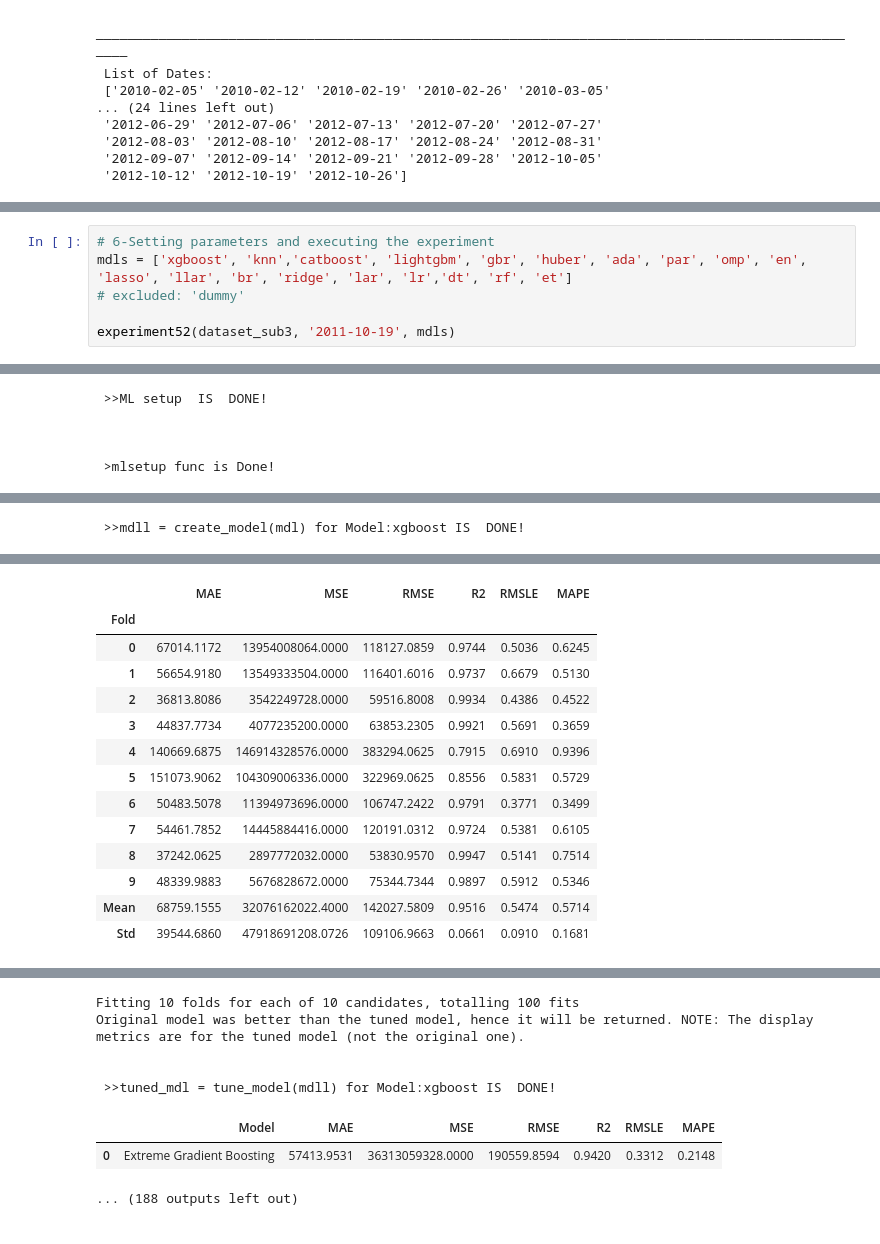
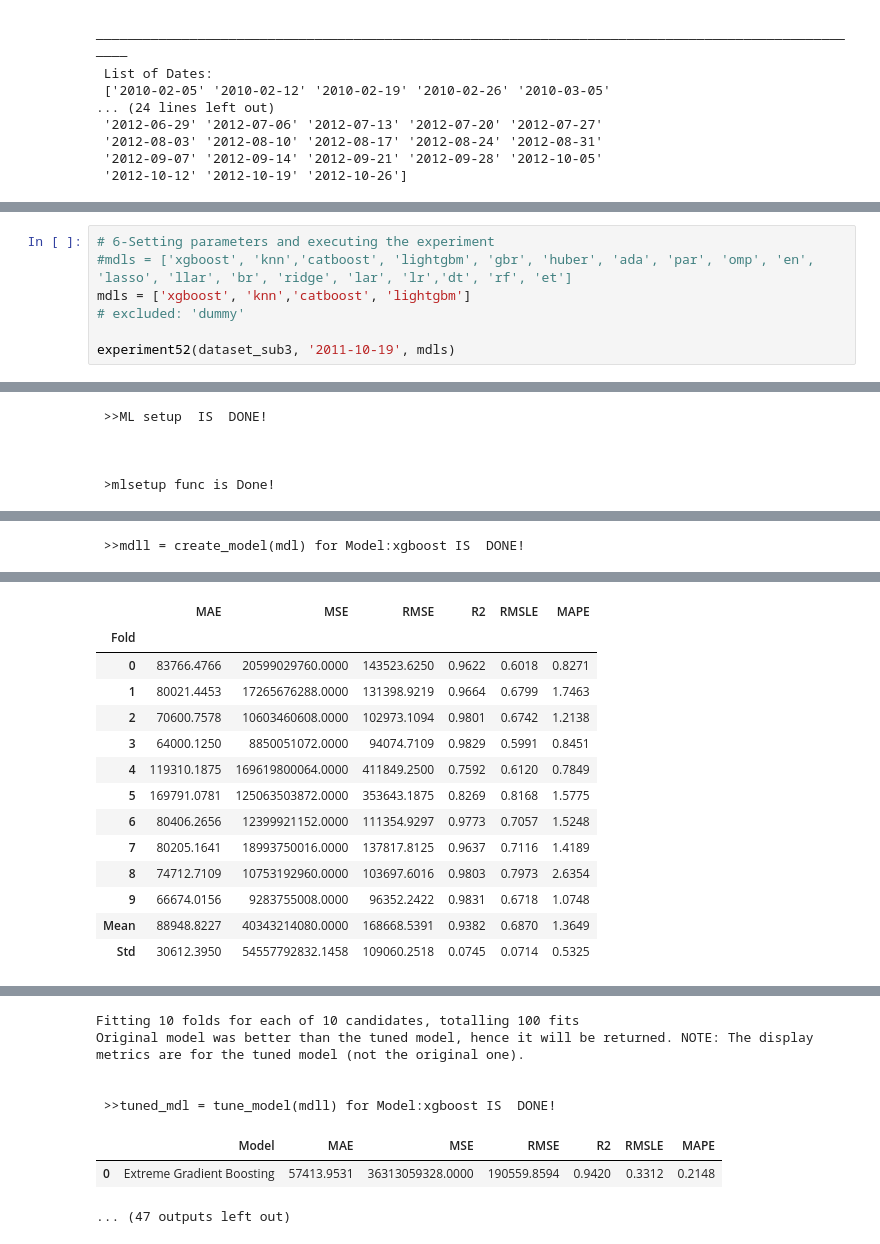
Before and after one commit to pouyanmahabadi/Retail_Ai_Sales_Pred, a Jupyter notebook: exp52.ipynb, the cells around one changed output, grey strips where cells are left out. Drawn from its saved outputs; the diff is of its cells as text.

```diff
--- a/exp52.ipynb
+++ b/exp52.ipynb
@@ -437,6 +436,7 @@ dataset_sub3
 # %%
 # 6-Setting parameters and executing the experiment
-mdls = ['xgboost', 'knn','catboost', 'lightgbm', 'gbr', 'huber', 'ada', 'par', 'omp', 'en', 'lasso', 'llar', 'br', 'ridge', 'lar', 'lr','dt', 'rf', 'et']
+#mdls = ['xgboost', 'knn','catboost', 'lightgbm', 'gbr', 'huber', 'ada', 'par', 'omp', 'en', 'lasso', 'llar', 'br', 'ridge', 'lar', 'lr','dt', 'rf', 'et']
+mdls = ['xgboost', 'knn','catboost', 'lightgbm']
 # excluded: 'dummy'
 
 experiment52(dataset_sub3, '2011-10-19', mdls)
@@ -479,40 +479,40 @@ experiment52(dataset_sub3, '2011-10-19', mdls)
  >>ML setup  IS  DONE!
 
 
 
  >mlsetup func is Done!
 [interactive output not drawn]
 |  | MAE | MSE | RMSE | R2 | RMSLE | MAPE |
 | Fold |  |  |  |  |  |  |
 | 0 | 44960.4688 | 8524821504.0000 | 92329.9609 | 0.9843 | 0.3192 | 0.2457 |
 | 1 | 46076.1797 | 10984639488.0000 | 104807.6328 | 0.9786 | 0.2786 | 0.1836 |
 | 2 | 31800.1934 | 2617919232.0000 | 51165.6055 | 0.9951 | 0.2935 | 0.2273 |
 | 3 | 36656.8477 | 3320674304.0000 | 57625.2930 | 0.9936 | 0.2872 | 0.2130 |
 | 4 | 89010.7969 | 161420853248.0000 | 401772.1562 | 0.7709 | 0.4070 | 0.2122 |
 | 5 | 143194.7656 | 94497292288.0000 | 307404.1250 | 0.8692 | 0.5669 | 0.7732 |
 | 6 | 41111.8555 | 8630706176.0000 | 92901.5938 | 0.9842 | 0.2702 | 0.1957 |
 | 7 | 42340.8359 | 10444719104.0000 | 102199.4062 | 0.9800 | 0.3625 | 0.1914 |
 | 8 | 31549.9883 | 2446366976.0000 | 49460.7617 | 0.9955 | 0.3335 | 0.1981 |
 | 9 | 38451.0117 | 4328953344.0000 | 65794.7812 | 0.9921 | 0.3591 | 0.1807 |
 | Mean | 54515.2943 | 30721694566.4000 | 132546.1316 | 0.9544 | 0.3478 | 0.2621 |
 | Std | 33413.6763 | 50958538050.8046 | 114687.4847 | 0.0709 | 0.0839 | 0.1714 |
 [interactive output not drawn]
  >>mdll = create_model(mdl) for Model:xgboost IS  DONE!
 [interactive output not drawn]
 |  | MAE | MSE | RMSE | R2 | RMSLE | MAPE |
 | Fold |  |  |  |  |  |  |
-| 0 | 67014.1172 | 13954008064.0000 | 118127.0859 | 0.9744 | 0.5036 | 0.6245 |
-| 1 | 56654.9180 | 13549333504.0000 | 116401.6016 | 0.9737 | 0.6679 | 0.5130 |
-| 2 | 36813.8086 | 3542249728.0000 | 59516.8008 | 0.9934 | 0.4386 | 0.4522 |
-| 3 | 44837.7734 | 4077235200.0000 | 63853.2305 | 0.9921 | 0.5691 | 0.3659 |
-| 4 | 140669.6875 | 146914328576.0000 | 383294.0625 | 0.7915 | 0.6910 | 0.9396 |
-| 5 | 151073.9062 | 104309006336.0000 | 322969.0625 | 0.8556 | 0.5831 | 0.5729 |
-| 6 | 50483.5078 | 11394973696.0000 | 106747.2422 | 0.9791 | 0.3771 | 0.3499 |
-| 7 | 54461.7852 | 14445884416.0000 | 120191.0312 | 0.9724 | 0.5381 | 0.6105 |
-| 8 | 37242.0625 | 2897772032.0000 | 53830.9570 | 0.9947 | 0.5141 | 0.7514 |
-| 9 | 48339.9883 | 5676828672.0000 | 75344.7344 | 0.9897 | 0.5912 | 0.5346 |
-| Mean | 68759.1555 | 32076162022.4000 | 142027.5809 | 0.9516 | 0.5474 | 0.5714 |
-| Std | 39544.6860 | 47918691208.0726 | 109106.9663 | 0.0661 | 0.0910 | 0.1681 |
+| 0 | 83766.4766 | 20599029760.0000 | 143523.6250 | 0.9622 | 0.6018 | 0.8271 |
+| 1 | 80021.4453 | 17265676288.0000 | 131398.9219 | 0.9664 | 0.6799 | 1.7463 |
+| 2 | 70600.7578 | 10603460608.0000 | 102973.1094 | 0.9801 | 0.6742 | 1.2138 |
+| 3 | 64000.1250 | 8850051072.0000 | 94074.7109 | 0.9829 | 0.5991 | 0.8451 |
+| 4 | 119310.1875 | 169619800064.0000 | 411849.2500 | 0.7592 | 0.6120 | 0.7849 |
+| 5 | 169791.0781 | 125063503872.0000 | 353643.1875 | 0.8269 | 0.8168 | 1.5775 |
+| 6 | 80406.2656 | 12399921152.0000 | 111354.9297 | 0.9773 | 0.7057 | 1.5248 |
+| 7 | 80205.1641 | 18993750016.0000 | 137817.8125 | 0.9637 | 0.7116 | 1.4189 |
+| 8 | 74712.7109 | 10753192960.0000 | 103697.6016 | 0.9803 | 0.7973 | 2.6354 |
+| 9 | 66674.0156 | 9283755008.0000 | 96352.2422 | 0.9831 | 0.6718 | 1.0748 |
+| Mean | 88948.8227 | 40343214080.0000 | 168668.5391 | 0.9382 | 0.6870 | 1.3649 |
+| Std | 30612.3950 | 54557792832.1458 | 109060.2518 | 0.0745 | 0.0714 | 0.5325 |
 [interactive output not drawn]
 Fitting 10 folds for each of 10 candidates, totalling 100 fits
 Original model was better than the tuned model, hence it will be returned. NOTE: The display metrics are for the tuned model (not the original one).
@@ -521,4 +521,4 @@ Original model was better than the tuned model, hence it will be returned. NOTE:
  >>tuned_mdl = tune_model(mdll) for Model:xgboost IS  DONE!
 |  | Model | MAE | MSE | RMSE | R2 | RMSLE | MAPE |
 | 0 | Extreme Gradient Boosting | 57413.9531 | 36313059328.0000 | 190559.8594 | 0.9420 | 0.3312 | 0.2148 |
-... (188 outputs left out)
+... (47 outputs left out)
```
Also changed, not shown: parts of 4 cells of this notebook.
